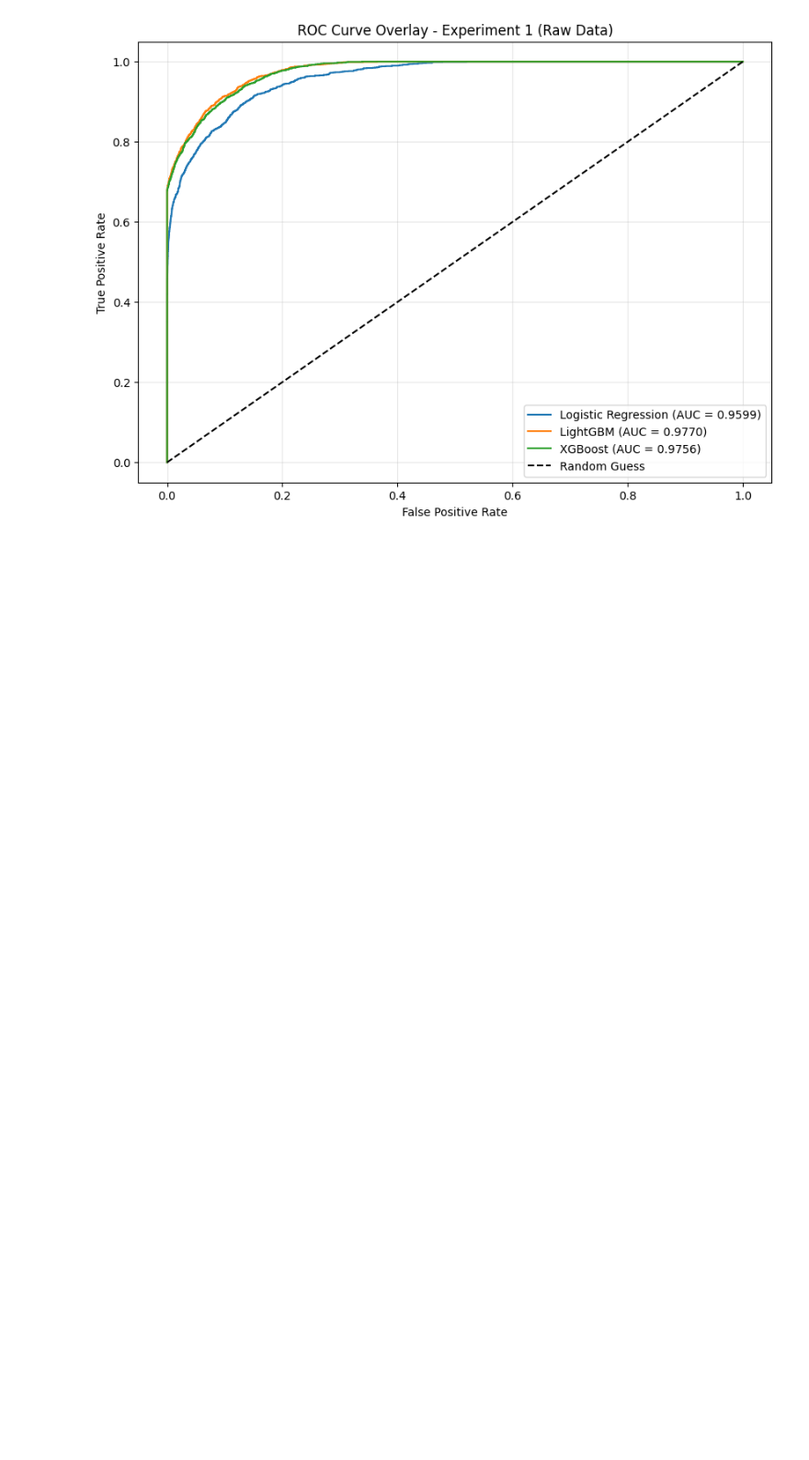
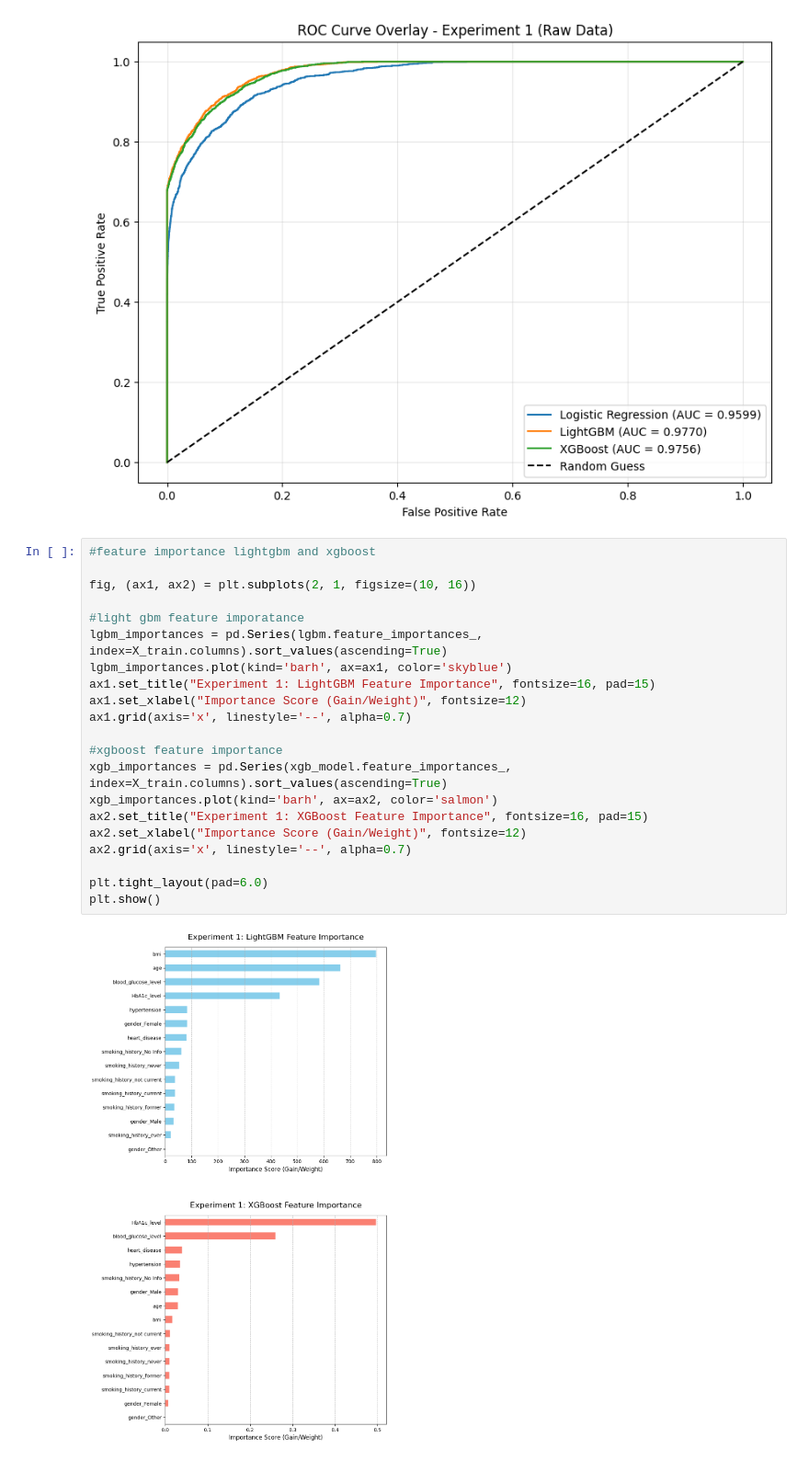
Before and after one commit to COMP3608-Intelligent-Systems-Project/Predicting-Type-2-Diabetes, a Jupyter notebook: dataset_2_experiments.ipynb, the cells around one changed output. Shown at 92% size. Cells and saved outputs as stored; diff of their text form; blank space fills up the shorter version.

Commit message:
feature importance bar chart added

```diff
--- a/dataset_2_experiments.ipynb
+++ b/dataset_2_experiments.ipynb
@@ -183,3 +183,26 @@ plt.grid(alpha=0.3)
 plt.show()
 # %% [output]
 [figure]
+# %%
+#feature importance lightgbm and xgboost
+
+fig, (ax1, ax2) = plt.subplots(2, 1, figsize=(10, 16))
+
+#light gbm feature imporatance
+lgbm_importances = pd.Series(lgbm.feature_importances_, index=X_train.columns).sort_values(ascending=True)
+lgbm_importances.plot(kind='barh', ax=ax1, color='skyblue')
+ax1.set_title("Experiment 1: LightGBM Feature Importance", fontsize=16, pad=15)
+ax1.set_xlabel("Importance Score (Gain/Weight)", fontsize=12)
+ax1.grid(axis='x', linestyle='--', alpha=0.7)
+
+#xgboost feature importance
+xgb_importances = pd.Series(xgb_model.feature_importances_, index=X_train.columns).sort_values(ascending=True)
+xgb_importances.plot(kind='barh', ax=ax2, color='salmon')
+ax2.set_title("Experiment 1: XGBoost Feature Importance", fontsize=16, pad=15)
+ax2.set_xlabel("Importance Score (Gain/Weight)", fontsize=12)
+ax2.grid(axis='x', linestyle='--', alpha=0.7)
+
+plt.tight_layout(pad=6.0)
+plt.show()
+# %% [output]
+[figure, added]
```
